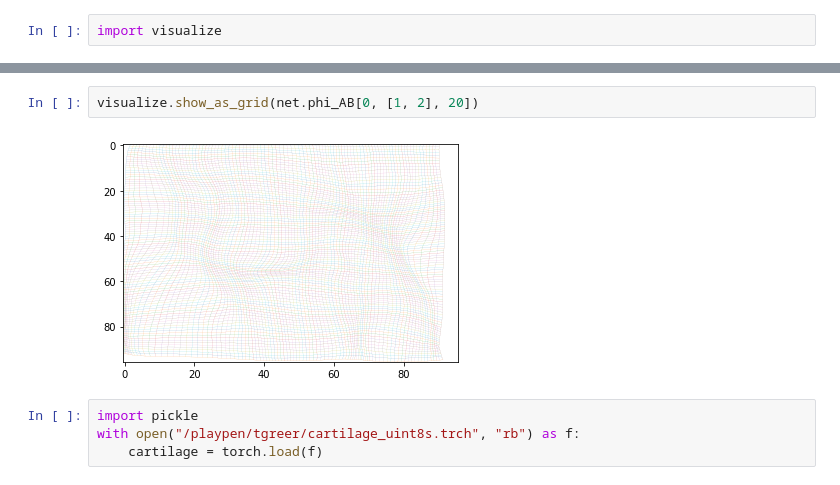
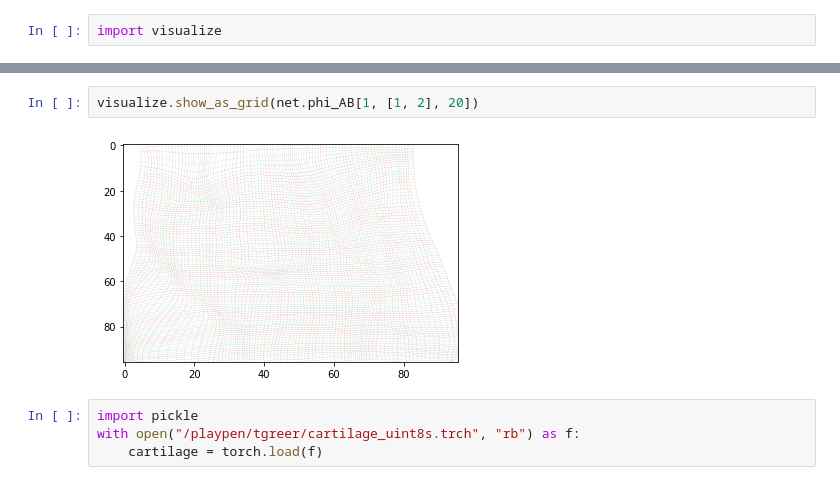
Before and after one commit to HastingsGreer/InverseConsistency, a Jupyter notebook: notebooks/InvestigateAffineDeformableKnee.ipynb, the cells around one changed output, grey strips where cells are left out. Drawn from its saved outputs; the diff is of its cells as text.

```diff
--- a/notebooks/InvestigateAffineDeformableKnee.ipynb
+++ b/notebooks/InvestigateAffineDeformableKnee.ipynb
@@ -141,9 +170,9 @@ visualize.show_as_grid((net.approximate_zero + net.identityMap)[0, [1, 2], 20])
 # %% [output]
 [figure]
 # %%
-visualize.show_as_grid(net.phi_AB[0, [1, 2], 20])
+visualize.show_as_grid(net.phi_AB[1, [1, 2], 20])
 # %% [output]
-[figure, old version]
+[figure, new version]
 # %%
 import pickle
 with open("/playpen/tgreer/cartilage_uint8s.trch", "rb") as f:
```
Also changed, not shown: parts of 21 cells of this notebook, 3 other files.
